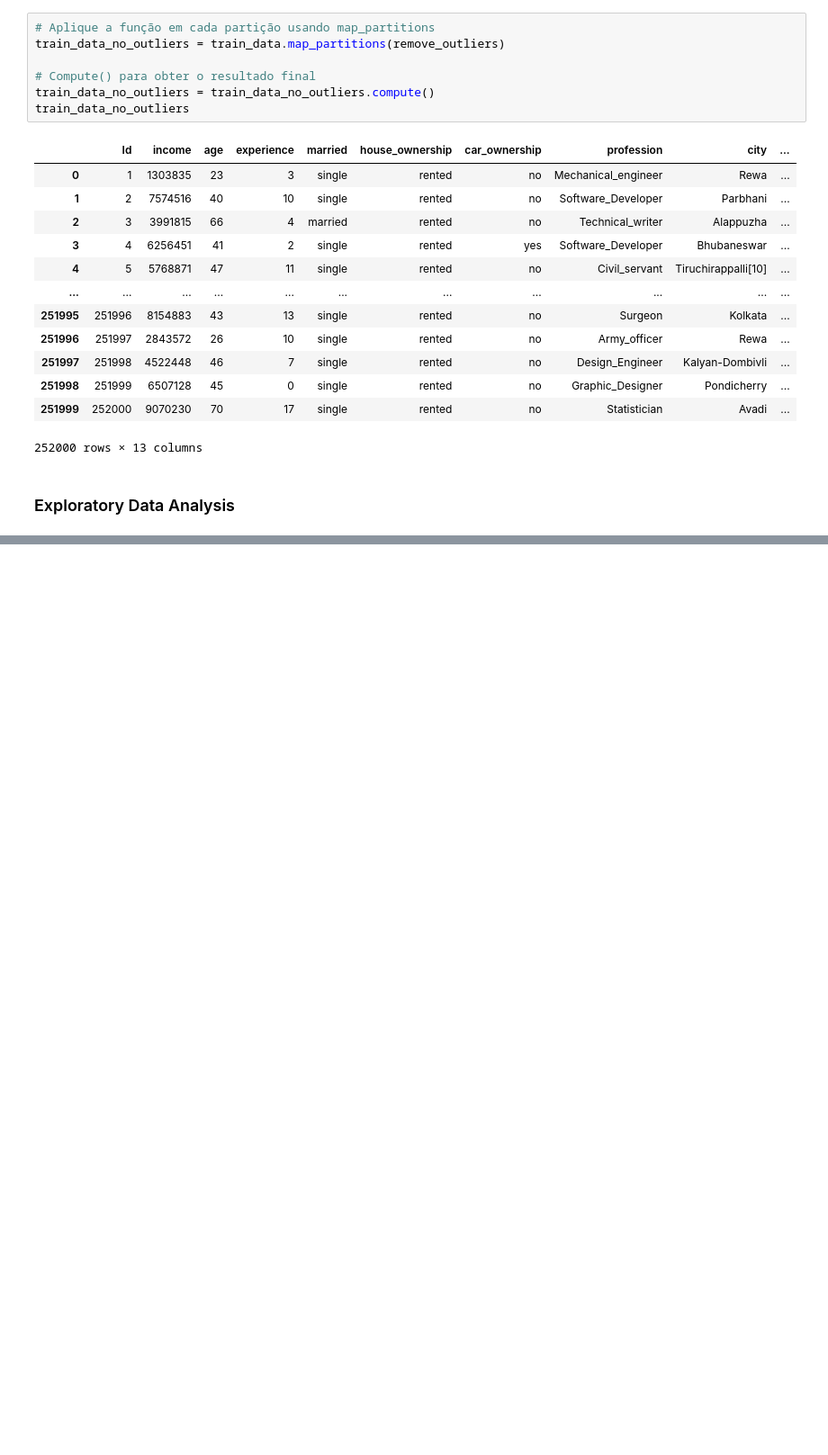
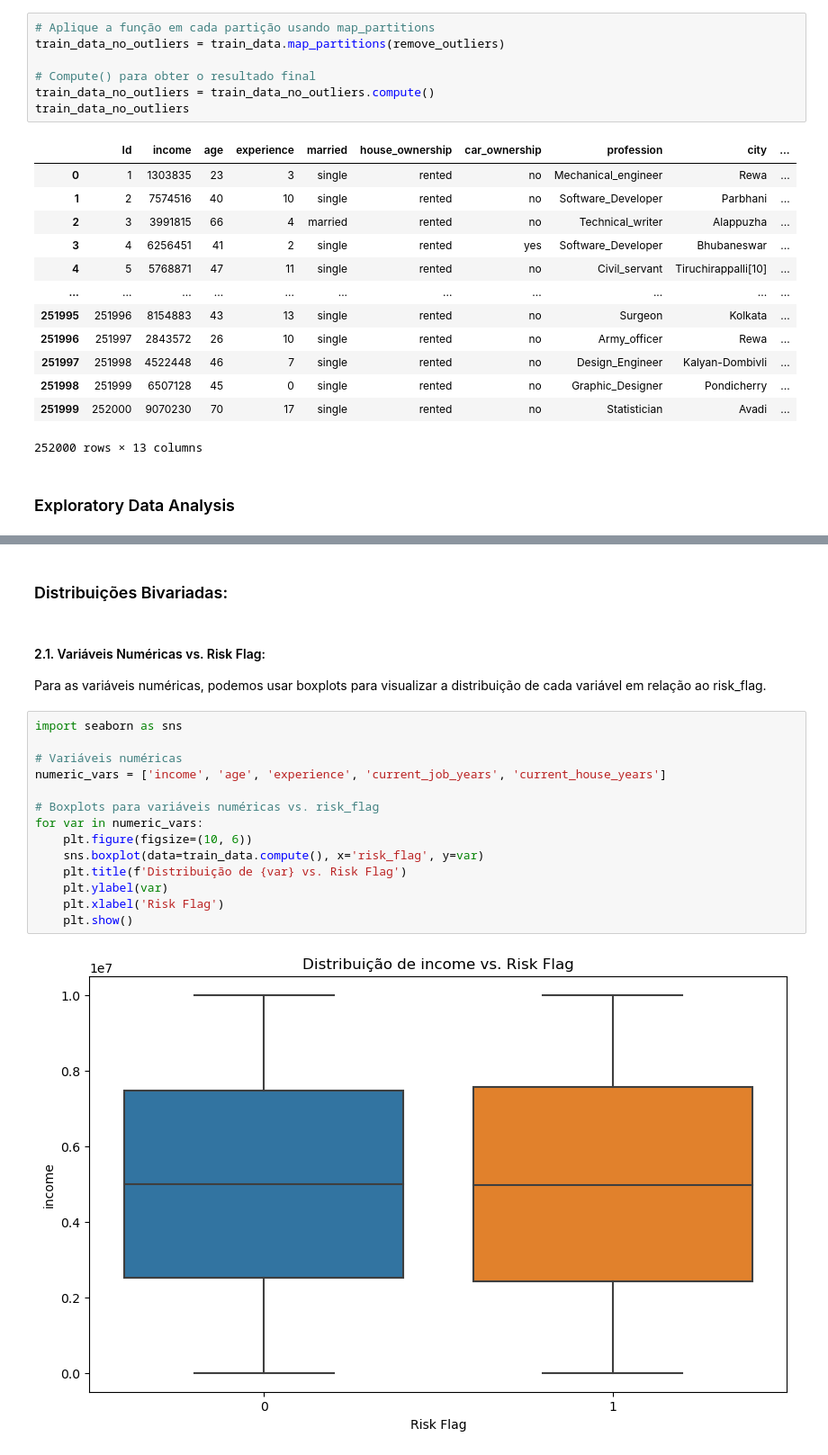
Before and after one commit to gabri190/big-Data-Credit-risk, a Jupyter notebook: project.ipynb, the cells around one changed output, grey strips where cells are left out. Shown at 90% size. Drawn from its saved outputs; the diff is of its cells as text; blank space fills up the shorter version.

```diff
--- a/project.ipynb
+++ b/project.ipynb
@@ -168,0 +258,21 @@ train_data_no_outliers
+# %% [markdown]
+### Distribuições Bivariadas:
+# %% [markdown]
+#### 2.1. Variáveis Numéricas vs. Risk Flag:
+Para as variáveis numéricas, podemos usar boxplots para visualizar a distribuição de cada variável em relação ao risk_flag.
+# %%
+import seaborn as sns
+
+# Variáveis numéricas
+numeric_vars = ['income', 'age', 'experience', 'current_job_years', 'current_house_years']
+
+# Boxplots para variáveis numéricas vs. risk_flag
+for var in numeric_vars:
+    plt.figure(figsize=(10, 6))
+    sns.boxplot(data=train_data.compute(), x='risk_flag', y=var)
+    plt.title(f'Distribuição de {var} vs. Risk Flag')
+    plt.ylabel(var)
+    plt.xlabel('Risk Flag')
+    plt.show()
+# %% [output]
+[figure, added]
```
Also changed, not shown: parts of 23 cells of this notebook.
